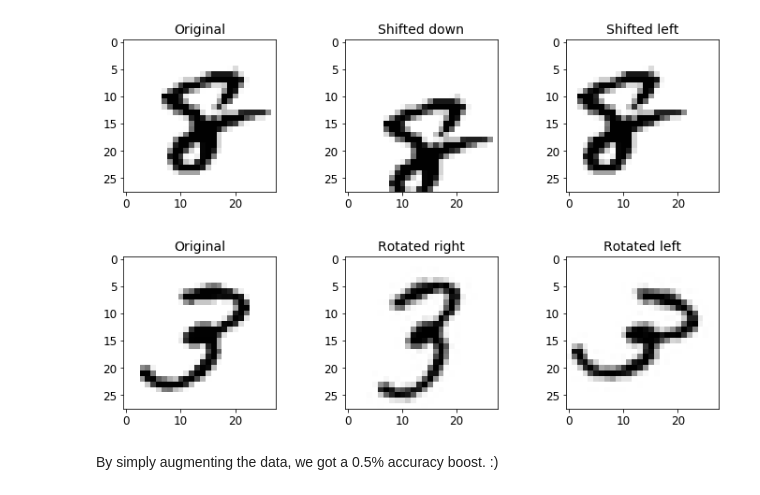
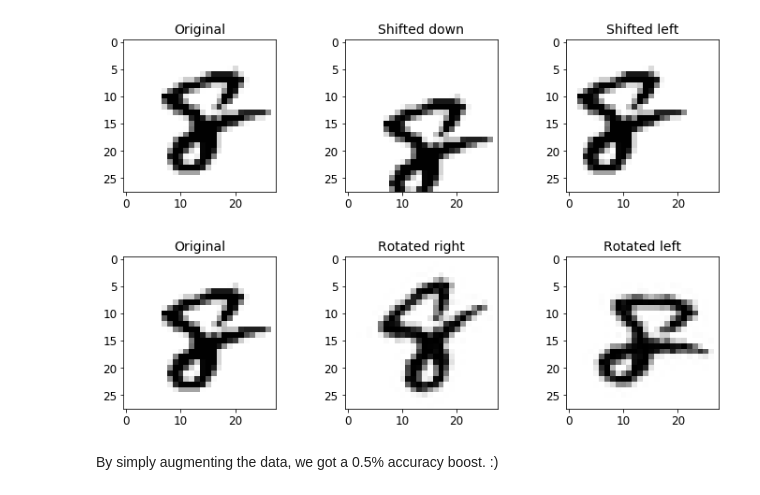
Before and after one commit to piszewc/python-deep-learning-data-science, a Jupyter notebook: tensorflow/03_classification.ipynb, the cells around one changed output. Drawn from its saved outputs; the diff is of its cells as text; code cells hidden in the pictures.

```diff
--- a/tensorflow/03_classification.ipynb
+++ b/tensorflow/03_classification.ipynb
@@ -627,23 +627,23 @@ def rotate_image(image, dy):
     rotated_image = rotate(image, dy, cval=0, mode="constant", reshape=False)
     return rotated_image.reshape([-1])
 # %%
-image = X_train[1001]
+image = X_train[1000]
 rotated_image_right = rotate_image(image, 20)
 rotated_image_left = rotate_image(image, -20)
 
 plt.figure(figsize=(12,3))
 plt.subplot(131)
 plt.title("Original", fontsize=14)
 plt.imshow(image.reshape(28, 28), interpolation="nearest", cmap="Greys")
 plt.subplot(132)
 plt.title("Rotated right", fontsize=14)
 plt.imshow(rotated_image_right.reshape(28, 28), interpolation="nearest", cmap="Greys")
 plt.subplot(133)
 plt.title("Rotated left", fontsize=14)
 plt.imshow(rotated_image_left.reshape(28, 28), interpolation="nearest", cmap="Greys")
 plt.show()
 # %% [output]
-[figure, old version]
+[figure, new version]
 # %%
 X_train_augmented = [image for image in X_train]
 y_train_augmented = [label for label in y_train]
```
Also changed, not shown: 1 other file.
